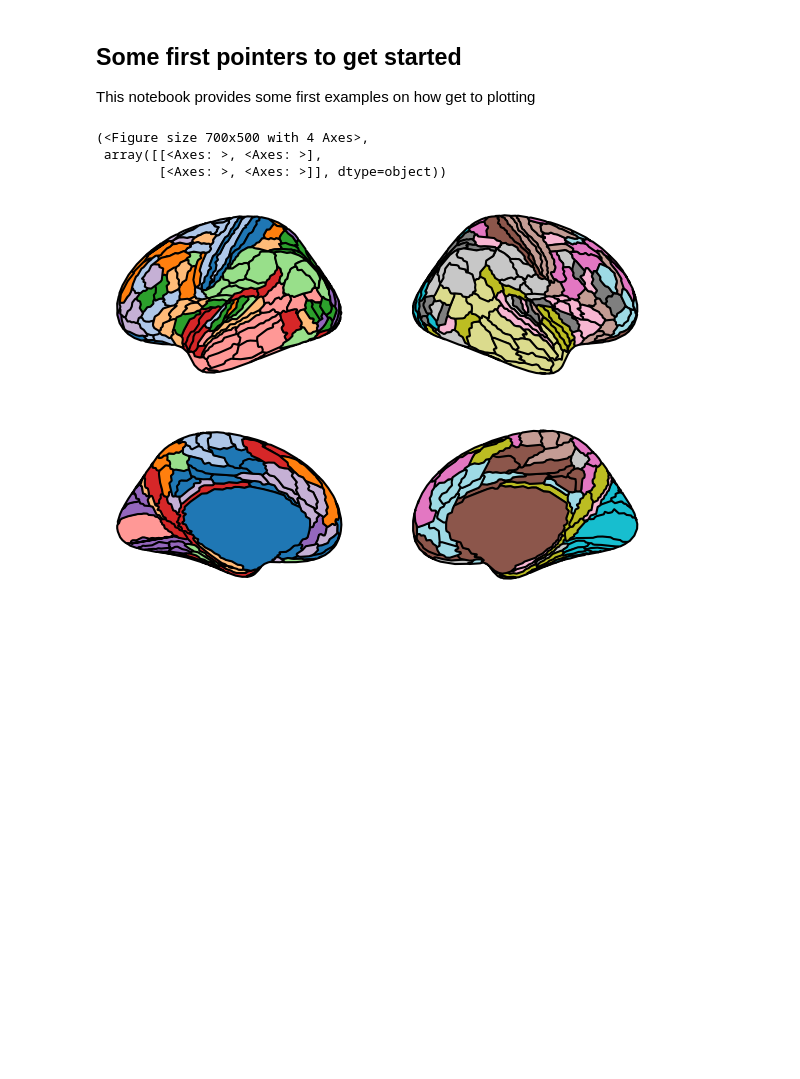
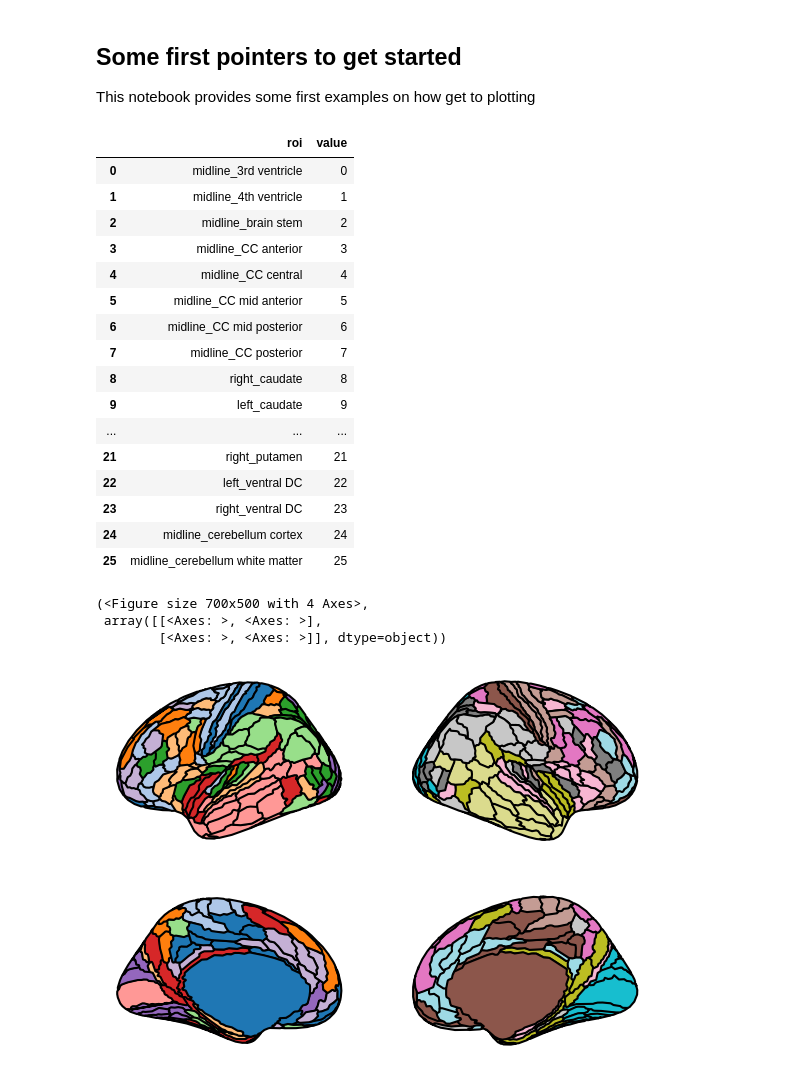
Before and after one commit to schmidtfa/ggseg_py, a Jupyter notebook: examples/plotting_tutorials.ipynb, the cells around one changed output. Saved outputs shown, nothing was run; the diff lists cells and outputs as text; code cells hidden in the pictures; blank space fills up the shorter version.

```diff
--- a/examples/plotting_tutorials.ipynb
+++ b/examples/plotting_tutorials.ipynb
@@ -9,3 +12,23 @@ from pathlib import Path
+# %%
+pd.DataFrame(dict(zip(aseg_dict.values(), np.arange(len(aseg_dict.values())))), index=[0]).melt(var_name='roi', value_name='value')
+# %% [output]
+|  | roi | value |
+| 0 | midline_3rd ventricle | 0 |
+| 1 | midline_4th ventricle | 1 |
+| 2 | midline_brain stem | 2 |
+| 3 | midline_CC anterior | 3 |
+| 4 | midline_CC central | 4 |
+| 5 | midline_CC mid anterior | 5 |
+| 6 | midline_CC mid posterior | 6 |
+| 7 | midline_CC posterior | 7 |
+| 8 | right_caudate | 8 |
+| 9 | left_caudate | 9 |
+| ... | ... | ... |
+| 21 | right_putamen | 21 |
+| 22 | left_ventral DC | 22 |
+| 23 | right_ventral DC | 23 |
+| 24 | midline_cerebellum cortex | 24 |
+| 25 | midline_cerebellum white matter | 25 |
 # %%
 #load glasser
 
```
Also changed, not shown: parts of 1 cell of this notebook, 1 other file.
